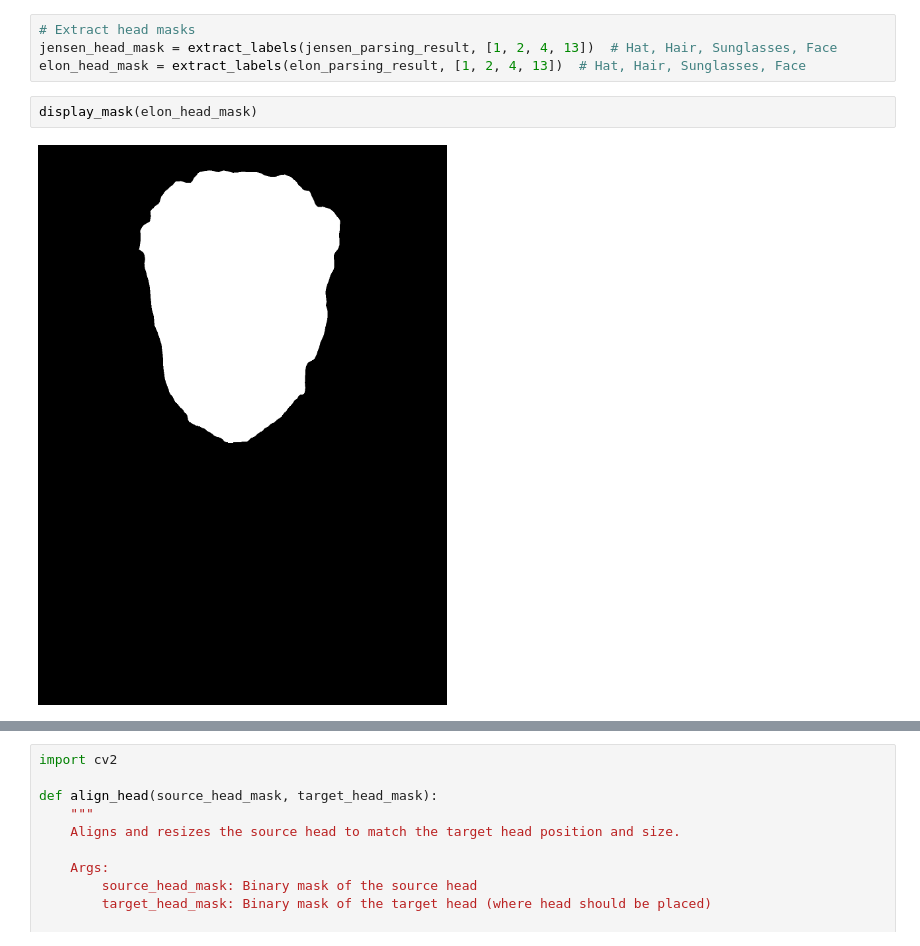
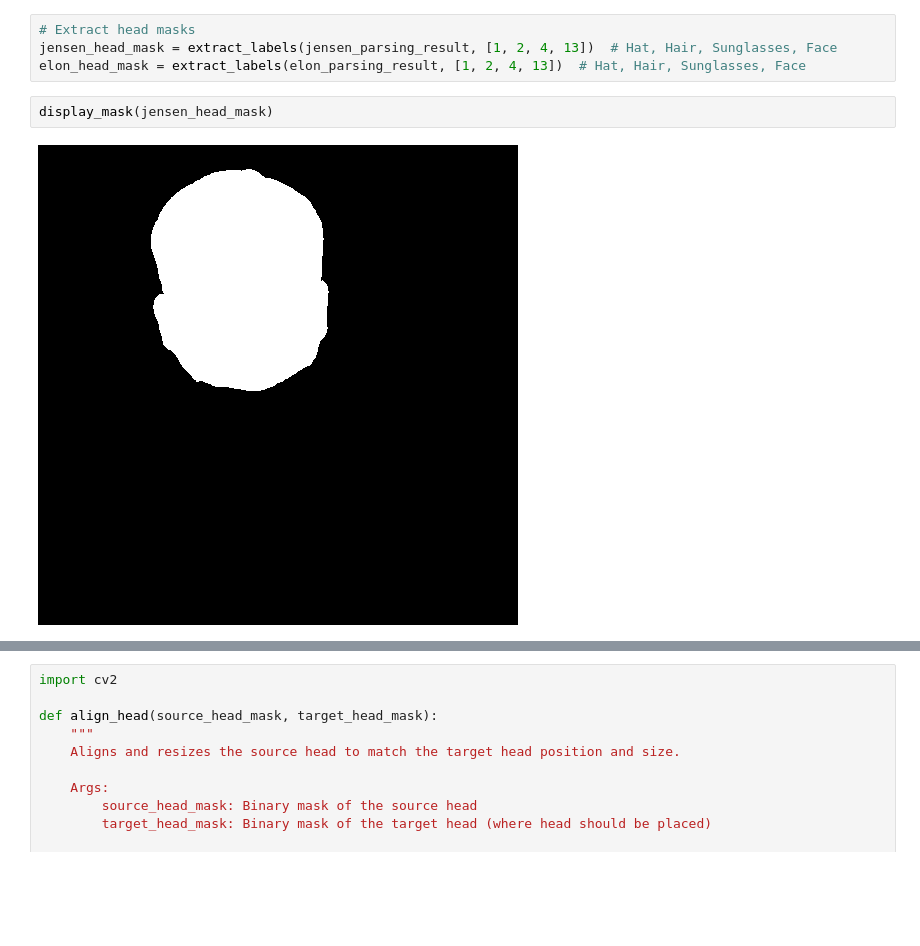
Before and after one commit to yachty66/headswap, a Jupyter notebook: headswap.ipynb, the cells around one changed output, grey strips where cells are left out. Drawn from its saved outputs; the diff is of its cells as text; blank space fills up the shorter version.

```diff
--- a/headswap.ipynb
+++ b/headswap.ipynb
@@ -152,6 +152,6 @@ elon_parsing_result = Image.open('outputs/elon.png')
 jensen_head_mask = extract_labels(jensen_parsing_result, [1, 2, 4, 13])  # Hat, Hair, Sunglasses, Face
 elon_head_mask = extract_labels(elon_parsing_result, [1, 2, 4, 13])  # Hat, Hair, Sunglasses, Face
 # %%
-display_mask(elon_head_mask)
+display_mask(jensen_head_mask)
 # %% [output]
-[figure, old version]
+[figure, new version]
```
Also changed, not shown: parts of 4 cells of this notebook.
